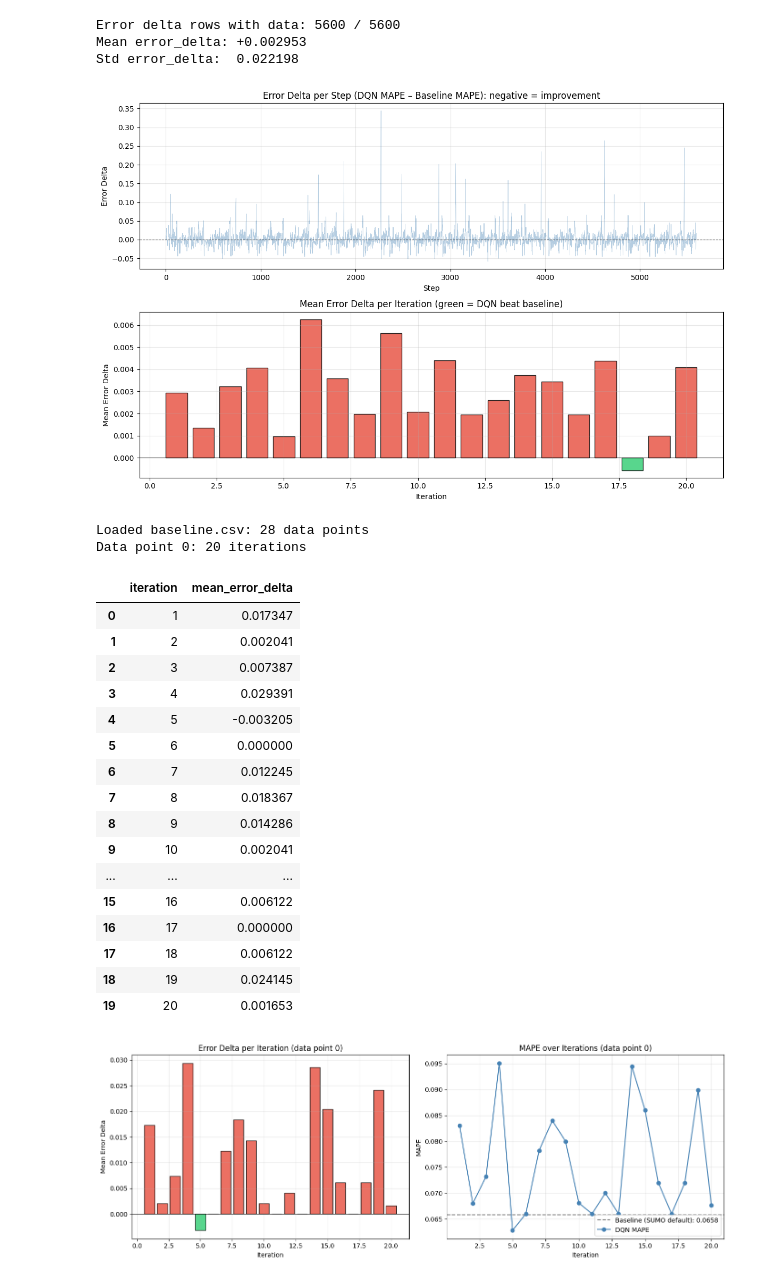
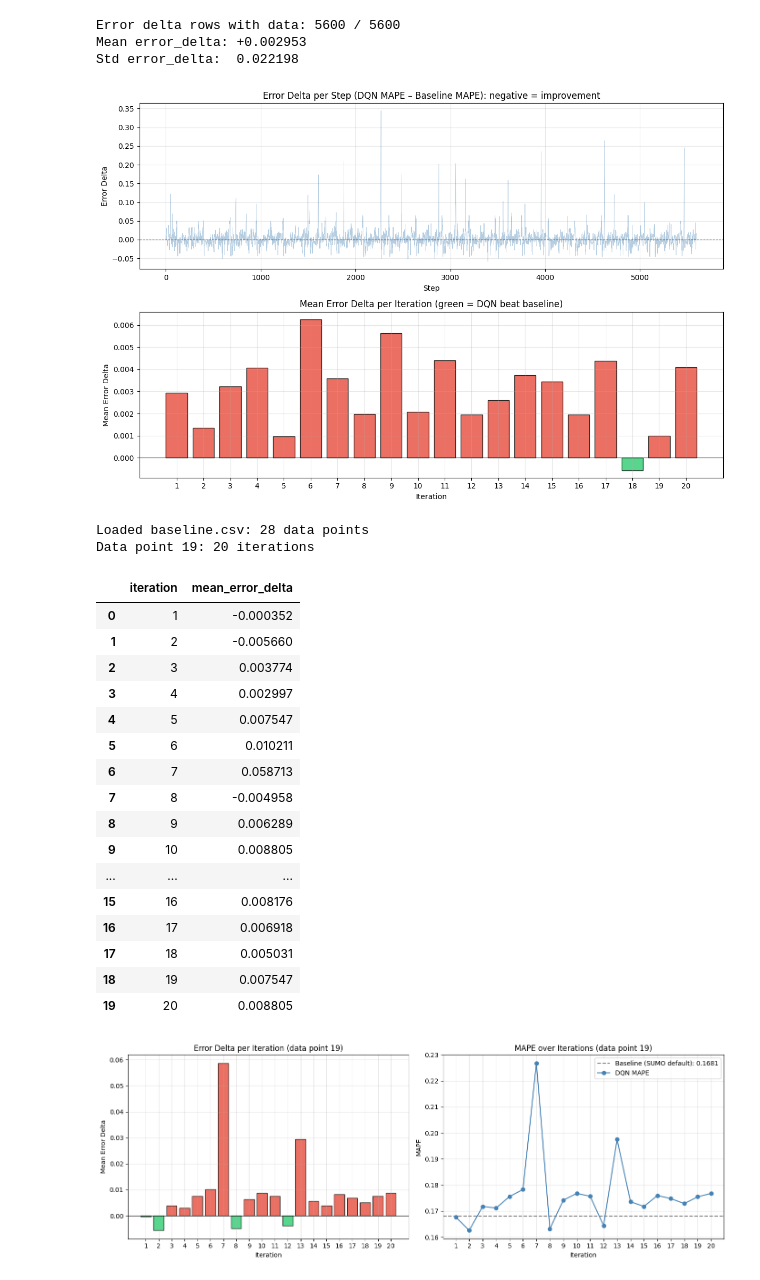
Before and after one commit to econsus/SUMO-dinamic-tuning-AI, a Jupyter notebook: jupyter/visualize_training.ipynb, the cells around one changed output. Cells and saved outputs as stored; diff of their text form; code cells hidden in the pictures.

```diff
--- a/jupyter/visualize_training.ipynb
+++ b/jupyter/visualize_training.ipynb
@@ -512,6 +512,7 @@ if "error_delta" in df.columns and len(ed_clean):
     ax2.set_ylabel("Mean Error Delta")
     ax2.set_title("Mean Error Delta per Iteration (green = DQN beat baseline)")
     ax2.grid(True, alpha=0.3)
+    ax2.set_xticks(range(int(min(iter_mean.index)), int(max(iter_mean.index)) + 1))
 else:
     ax1.text(0.5, 0.5, "No error_delta data", ha="center", va="center", transform=ax1.transAxes)
     ax2.text(0.5, 0.5, "No error_delta data", ha="center", va="center", transform=ax2.transAxes)
@@ -519,10 +520,10 @@ else:
 plt.tight_layout()
 plt.show()
 # %% [output]
-[figure, old version]
+[figure, new version]
 # %%
 # Chart 11 data — Error Delta for a specific data point
-TARGET_DATA_POINT = 0  # <-- change this to the data point index you want to inspect
+TARGET_DATA_POINT = 19  # <-- change this to the data point index you want to inspect
 
 # Load baseline.csv if available
 baseline_csv = log_dir / "baseline.csv"
@@ -539,7 +540,7 @@ if "error_delta" in df.columns:
     if not dp_df.empty:
         dp_ed = dp_df.groupby("iteration")["error_delta"].mean().reset_index()
         dp_ed.columns = ["iteration", "mean_error_delta"]
-        print(f"Data point {TARGET_DATA_POINT}: {len(dp_ed)} iterations")
+        print(f"Data point {TARGET_DATA_POINT + 1}: {len(dp_ed)} iterations")
         display(dp_ed)
     else:
         dp_ed = None
@@ -550,54 +551,61 @@ else:
     print("No error_delta column found")
 # %% [output]
 Loaded baseline.csv: 28 data points
-Data point 0: 20 iterations
+Data point 19: 20 iterations
 |  | iteration | mean_error_delta |
-| 0 | 1 | 0.017347 |
-| 1 | 2 | 0.002041 |
-| 2 | 3 | 0.007387 |
-| 3 | 4 | 0.029391 |
-| 4 | 5 | -0.003205 |
-| 5 | 6 | 0.000000 |
-| 6 | 7 | 0.012245 |
-| 7 | 8 | 0.018367 |
-| 8 | 9 | 0.014286 |
-| 9 | 10 | 0.002041 |
+| 0 | 1 | -0.000352 |
+| 1 | 2 | -0.005660 |
+| 2 | 3 | 0.003774 |
+| 3 | 4 | 0.002997 |
+| 4 | 5 | 0.007547 |
+| 5 | 6 | 0.010211 |
+| 6 | 7 | 0.058713 |
+| 7 | 8 | -0.004958 |
+| 8 | 9 | 0.006289 |
+| 9 | 10 | 0.008805 |
 | ... | ... | ... |
-| 15 | 16 | 0.006122 |
-| 16 | 17 | 0.000000 |
-| 17 | 18 | 0.006122 |
-| 18 | 19 | 0.024145 |
-| 19 | 20 | 0.001653 |
+| 15 | 16 | 0.008176 |
+| 16 | 17 | 0.006918 |
+| 17 | 18 | 0.005031 |
+| 18 | 19 | 0.007547 |
+| 19 | 20 | 0.008805 |
 # %%
 fig, (ax1, ax2) = plt.subplots(1, 2, figsize=(14, 5))
 
 if dp_ed is not None and not dp_ed.empty:
     # Left: error_delta over iterations
     colors = ["#2ecc71" if v < 0 else "#e74c3c" for v in dp_ed["mean_error_delta"]]
     ax1.bar(dp_ed["iteration"], dp_ed["mean_error_delta"], color=colors, edgecolor="black", alpha=0.8)
     ax1.axhline(0, color="black", linewidth=0.8)
     ax1.set_xlabel("Iteration")
     ax1.set_ylabel("Mean Error Delta")
     ax1.set_title(f"Error Delta per Iteration (data point {TARGET_DATA_POINT})")
     ax1.grid(True, alpha=0.3)
 
+    # Fix for left chart: set x-ticks to show every 1 point
+    ax1.set_xticks(range(int(min(dp_ed["iteration"])), int(max(dp_ed["iteration"])) + 1))
+
     # Right: MAPE vs baseline over iterations
     dp_mape = dp_df.groupby("iteration")["reward"].apply(lambda x: -x.mean()).reset_index()
     dp_mape.columns = ["iteration", "dqn_mape"]
     if baseline_dict is not None and TARGET_DATA_POINT in baseline_dict:
         bl_mape = baseline_dict[TARGET_DATA_POINT]
         ax2.axhline(bl_mape, color="gray", linestyle="--", linewidth=1.5, label=f"Baseline (SUMO default): {bl_mape:.4f}")
     ax2.plot(dp_mape["iteration"], dp_mape["dqn_mape"], "o-", color="steelblue", label="DQN MAPE")
     ax2.set_xlabel("Iteration")
     ax2.set_ylabel("MAPE")
     ax2.set_title(f"MAPE over Iterations (data point {TARGET_DATA_POINT})")
     ax2.legend()
     ax2.grid(True, alpha=0.3)
+
+    # Fix for right chart: set x-ticks to show every 1 point
+    ax2.set_xticks(range(int(min(dp_mape["iteration"])), int(max(dp_mape["iteration"])) + 1))
+
 else:
     ax1.text(0.5, 0.5, "No data", ha="center", va="center", transform=ax1.transAxes)
     ax2.text(0.5, 0.5, "No data", ha="center", va="center", transform=ax2.transAxes)
 
 plt.tight_layout()
 plt.show()
 # %% [output]
-[figure, old version]
+[figure, new version]
```
Also changed, not shown: parts of 2 cells of this notebook, 5 other files.
